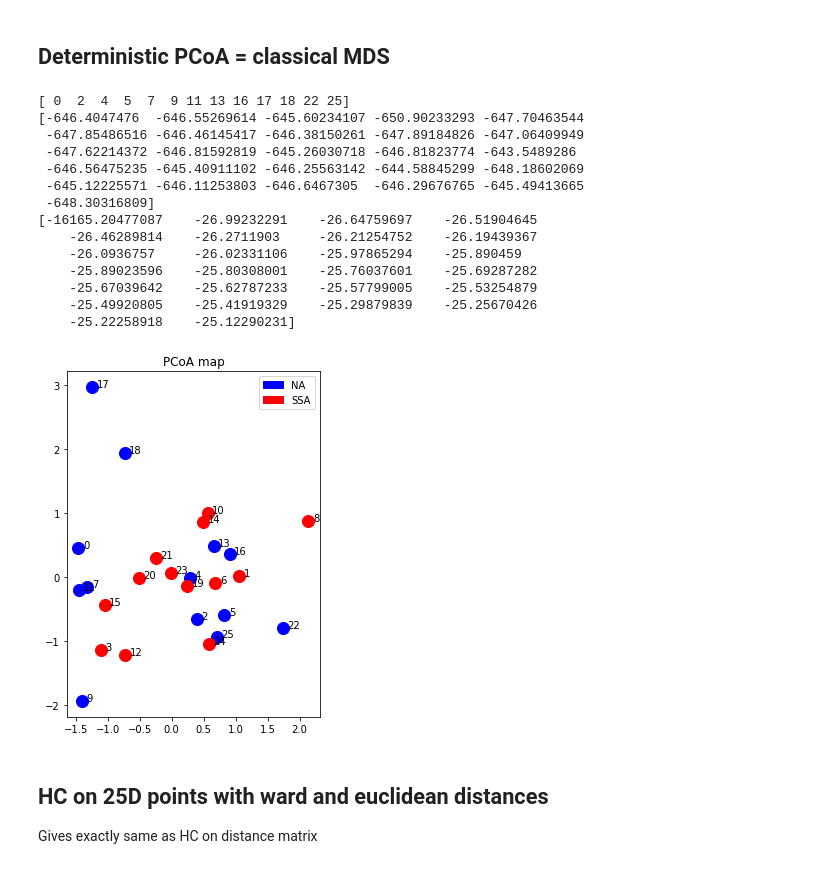
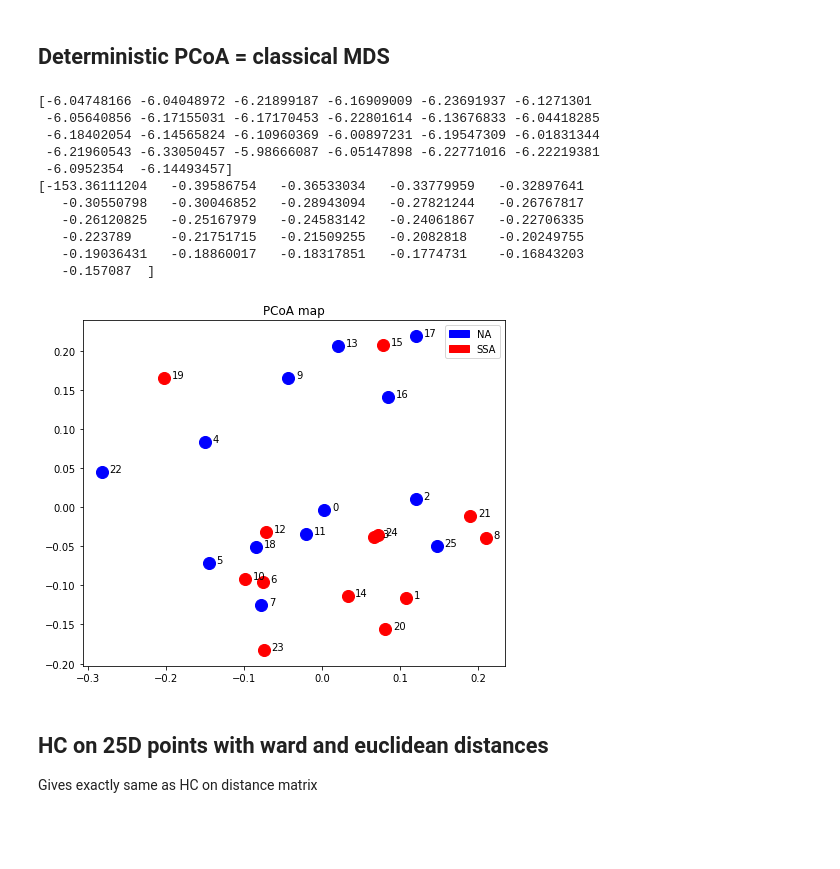
Before and after one commit to alexandremerasli/TFE, a Jupyter notebook: cluster_data.ipynb, the cells around one changed output. Saved outputs shown, nothing was run; the diff lists cells and outputs as text; code cells hidden in the pictures; blank space fills up the shorter version.

Commit message:
no reason found to choose normCoef (rescale coef actually), searching among negative eigenvalues in pcoa and rounding errors

```diff
--- a/cluster_data.ipynb
+++ b/cluster_data.ipynb
@@ -77,8 +77,17 @@ for i in range(len(ISC_IBI)):
     ISC_IBI[i,i] = np.mean(tmp_IBI)*eegNorm
     ISC_EDA[i,i] = np.mean(tmp_EDA)*eegNorm
 
+
+
+ISC_EEG = ISC_EEG+10
+ISC_EDA = ISC_EDA+10
+ISC_IBI = ISC_IBI+10
+
+
+
+
 # Choose matrix to study
-case = 'EEG'
+case = 'IBI'
 removeOutlier = False # Remove outliers if there are some
 
 if (case == 'EEG'):
@@ -99,6 +108,7 @@ elif (case == 'IBI'):
 
 N = len(study_matrix)
 nbParticipants = len(ISC_EEG) - 10
+nbParticipants = len(ISC_EEG)
 
 # Boxplot
 orderOfMagnitude(np.copy(study_matrix))
@@ -122,4 +132,8 @@ plt.matshow(study_matrix, cmap=plt.cm.Blues)
 plt.title("Original dataset")
 plt.colorbar()
 plt.show()
+
+with open(os.path.join('new_'+ case + '.csv'), 'w') as File:
+    writer = csv.writer(File,delimiter =';')
+    writer.writerows(study_matrix)
 # %% [output]
@@ -197,8 +230,8 @@ def computeDistanceMatrix(normalisation=1,addCoef=0,uncondensed=False,euclideanT
 
     # Convert into distance matrix
     if (euclideanTransform):
-        distance_matrix = np.sqrt(2*N*(1-matrix_norm))
-        # distance_matrix = np.sqrt((1-matrix_norm)) # Formula in Matlab and in Scikit (?) to convert
+        #distance_matrix = np.sqrt(2*N*(1-matrix_norm))
+        distance_matrix = np.sqrt((1-matrix_norm)) # Formula in Matlab and in Scikit (?) to convert
     else:
         distance_matrix = 1-matrix_norm
 
@@ -252,8 +285,9 @@ for i in range(N):
 # %%
 norm_coef = 1
 add_coef = 0
-distance_matrix = computeDistanceMatrix(1.0001,addCoef=0,keepDiag=False) # Choose between 1 and 45,
+distance_matrix = computeDistanceMatrix(15,addCoef=0,keepDiag=False) # Choose between 1 and 45,
                                             # 45 means bigger non diagonal correlations almost 1
+#distance_matrix = computeDistanceMatrix(1,addCoef=0,keepDiag=True) # Choose between 1 and 45,
 
 study_matrix_norm = 1-(distance_matrix-add_coef)
 for i in range(len(study_matrix)):
@@ -1262,48 +1281,45 @@ iso_reg = IsotonicRegression().fit_transform(X.flatten(), y)
 # %%
 from skbio.stats.ordination import pcoa
 
 def computePCoACoordinate(distance_matrix,n_comp=2):
 
     pcoa_map = pcoa(distance_matrix, method='eigh', number_of_dimensions=n_comp)
     #print(pcoa_map.proportion_explained)
     #print("pcoa proportion explained : %s " %np.sum(pcoa_map.proportion_explained))
     #print("eigen values")
     #print(pcoa_map.eigvals)
     points = np.array(pcoa_map.samples)
 
     #points = preprocessing.scale(points,axis=1)
 
     #points = transformPoints(distance_matrix)
 
     #plt.figure()
     #plt.plot(pcoa_map.proportion_explained)
     return points
 
-distance_matrix = computeDistanceMatrix(norm_coef,addCoef=add_coef)
-points = computePCoACoordinate(distance_matrix,25)
-points = transformPoints(points)
+distance_matrix = computeDistanceMatrix(1.6,0,keepDiag=False) #1.625 EEG, 1.7 EDA, 1.6 IBI
+points = computePCoACoordinate(distance_matrix,2)
+#points = transformPoints(points)
 plotPoints(points,title='PCoA map')
 
 G = -0.5*np.dot(distance_matrix,distance_matrix)
 print(np.diag(G))
 values , vectors = np.linalg.eig(G)
 print(np.sort(values))
 # %% [output]
-[ 0  2  4  5  7  9 11 13 16 17 18 22 25]
-[-646.4047476  -646.55269614 -645.60234107 -650.90233293 -647.70463544
- -647.85486516 -646.46145417 -646.38150261 -647.89184826 -647.06409949
- -647.62214372 -646.81592819 -645.26030718 -646.81823774 -643.5489286
- -646.56475235 -645.40911102 -646.25563142 -644.58845299 -648.18602069
- -645.12225571 -646.11253803 -646.6467305  -646.29676765 -645.49413665
- -648.30316809]
-[-16165.20477087    -26.99232291    -26.64759697    -26.51904645
-    -26.46289814    -26.2711903     -26.21254752    -26.19439367
-    -26.0936757     -26.02331106    -25.97865294    -25.890459
-    -25.89023596    -25.80308001    -25.76037601    -25.69287282
-    -25.67039642    -25.62787233    -25.57799005    -25.53254879
-    -25.49920805    -25.41919329    -25.29879839    -25.25670426
-    -25.22258918    -25.12290231]
+[-6.04748166 -6.04048972 -6.21899187 -6.16909009 -6.23691937 -6.1271301
+ -6.05640856 -6.17155031 -6.17170453 -6.22801614 -6.13676833 -6.04418285
+ -6.18402054 -6.14565824 -6.10960369 -6.00897231 -6.19547309 -6.01831344
+ -6.21960543 -6.33050457 -5.98666087 -6.05147898 -6.22771016 -6.22219381
+ -6.0952354  -6.14493457]
+[-153.36111204   -0.39586754   -0.36533034   -0.33779959   -0.32897641
+   -0.30550798   -0.30046852   -0.28943094   -0.27821244   -0.26767817
+   -0.26120825   -0.25167979   -0.24583142   -0.24061867   -0.22706335
+   -0.223789     -0.21751715   -0.21509255   -0.2082818    -0.20249755
+   -0.19036431   -0.18860017   -0.18317851   -0.1774731    -0.16843203
+   -0.157087  ]
-[figure, old version]
+[figure, new version]
 # %% [markdown]
 ## HC on 25D points with ward and euclidean distances
 Gives exactly same as HC on distance matrix
```
Also changed, not shown: parts of 75 cells of this notebook.
